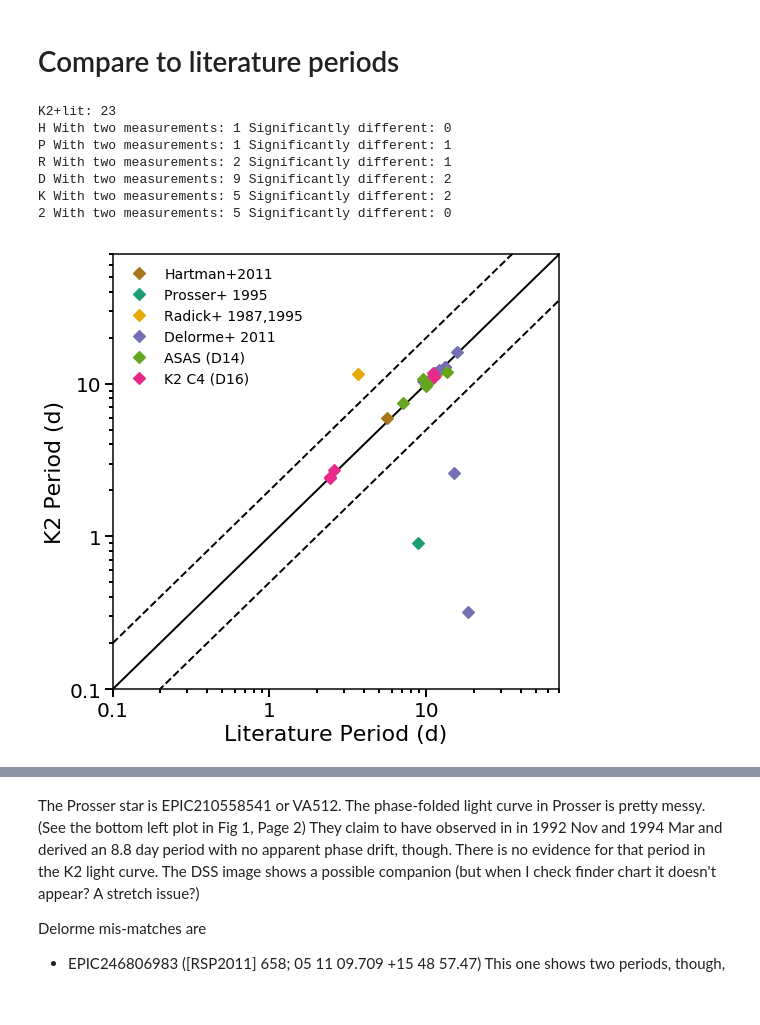
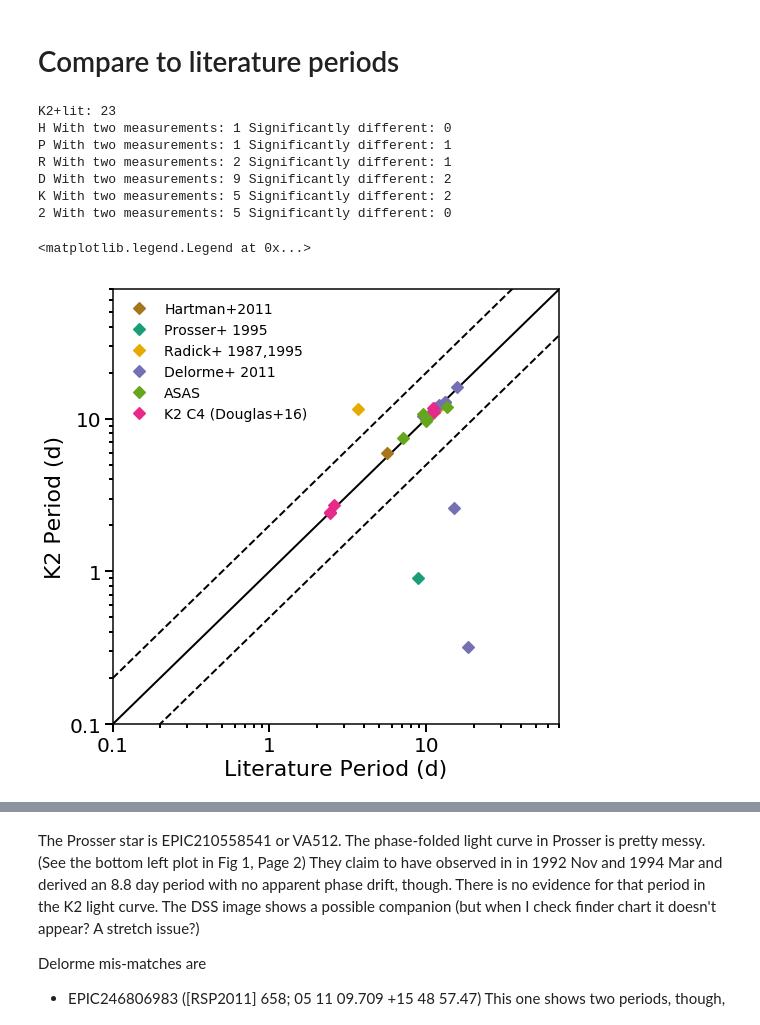
Before and after one commit to stephtdouglas/Hyades_C13, a Jupyter notebook: plots.ipynb, the cells around one changed output, grey strips where cells are left out. Saved outputs shown, nothing was run; the diff lists cells and outputs as text; code cells hidden in the pictures.

Commit message:
tweaking binary plots

```diff
--- a/plots.ipynb
+++ b/plots.ipynb
@@ -72,3 +64,11 @@ print(len(gaia_tab))
 # %% [output]
 [('HYADES_IDX', '<i8'), ('RAJ2000', '<f8'), ('DEJ2000', '<f8'), ('GOLDMAN_PMRA', '<f8'), ('GOLDMAN_PMDE', '<f8'), ('ROESER_PMRA', '<f8'), ('ROESER_PMDEC', '<f8'), ('HIP', '<U8'), ('2MASS', '<U16'), (' ...
 786
+# %%
+# Replace candidate binary status based on r-K cmd
+from binaries import compute_new_rpmK_binaries
+remove_final, add_candidates, all_new = compute_new_rpmK_binaries()
+print(pperiods_allk2[remove_final])
+print(pperiods_allk2[add_candidates])
+hdat["BINARY"][remove_final] = 0
+hdat["BINARY"][add_candidates] = 1
@@ -74,0 +93,8 @@ print(len(gaia_tab))
+# %%
+gaia_jason = at.read(os.path.expanduser("~/my_papers/hyadesk22/NotesJC/Table-Hyades.txt"))
+gaia_cand = gaia_jason["IDX"][gaia_jason["dCMD"]<(-0.375)]
+print(len(gaia_cand))
+
+for i in gaia_cand:
+    if hdat["BINARY"][i]<1:
+        hdat["BINARY"][i] = 1
@@ -731,8 +759,8 @@ pcolors = {"D": cmap_qual[2],
            "H": cmap_qual[6],
            "2": cmap_qual[3],
            "3": k2_color}
-plabels = {"D": 'Delorme+ 2011', "K": 'ASAS (D14)', "R": 'Radick+ 1987,1995',
-           "2": "K2 C4 (D16)", "P": 'Prosser+ 1995', "H": 'Hartman+2011',
+plabels = {"D": 'Delorme+ 2011', "K": 'ASAS', "R": 'Radick+ 1987,1995',
+           "2": "K2 C4 (Douglas+16)", "P": 'Prosser+ 1995', "H": 'Hartman+2011',
           "3": "K2 C13 (This Work)"}
 
 
@@ -774,36 +802,35 @@ for s in ['H','P','R','D','K','2']:
 #     print(pperiods[qual][sig_diff])
 #     print(pperiods_onlyk2[qual][sig_diff])
 #     ax.plot(pperiods[qual],pperiods_allc5[qual],'o',mfc="none",mec=pcolors[s],
 #             mew=std_mew,ms=std_ms)
 #     ax.plot(pperiods[qual & (pblend==0)],pperiods_allc5[qual & (pblend==0)],'o',
 #             mfc=pcolors[s],mec=pcolors[s],label=plabels[s],ms=std_ms,mew=std_mew)
     ax.plot(pperiods[qual],pperiods_allk2[qual],'D',mec=pcolors[s],
             mew=std_mew,ms=std_ms,mfc=pcolors[s],label=plabels[s])
 ax.set_xlabel("Literature Period (d)",fontsize=22)
 ax.set_ylabel("K2 Period (d)",fontsize=22)
 ax.set_xscale("log")
 ax.set_yscale("log")
 ax.set_xlim(0.1,70)
 ax.set_ylim(0.1,70)
 ax.tick_params(labelsize=20,width=2, length=8)
 ax.tick_params(which="minor",width=2, length=4)
 ax.set_yticklabels(["","0.1","1","10"])
 ax.set_xticklabels(["","0.1","1","10"])
 ax.legend(loc=2,frameon=False, numpoints=1)
-plt.savefig(os.path.expanduser("~/my_papers/hyadesk22/compare_lit_color.eps"),
-                               bbox_inches="tight")
 # plt.savefig("/home/stephanie/my_papers/praeK2/fig8.eps", bbox_inches="tight")
 # plt.savefig("/home/stephanie/my_papers/praeK2/fig8.pdf", bbox_inches="tight")
 # plt.savefig("/home/stephanie/my_papers/praeK2/compare_lit_k2sc_litcolor.png", bbox_inches="tight")
 # %% [output]
 K2+lit: 23
 H With two measurements: 1 Significantly different: 0
 P With two measurements: 1 Significantly different: 1
 R With two measurements: 2 Significantly different: 1
 D With two measurements: 9 Significantly different: 2
 K With two measurements: 5 Significantly different: 2
 2 With two measurements: 5 Significantly different: 0
+<matplotlib.legend.Legend at 0x...>
-[figure, old version]
+[figure, new version]
 # %%
 
 plt.figure(figsize=single_figure)
```
Also changed, not shown: parts of 16 cells of this notebook, 1 other file.
